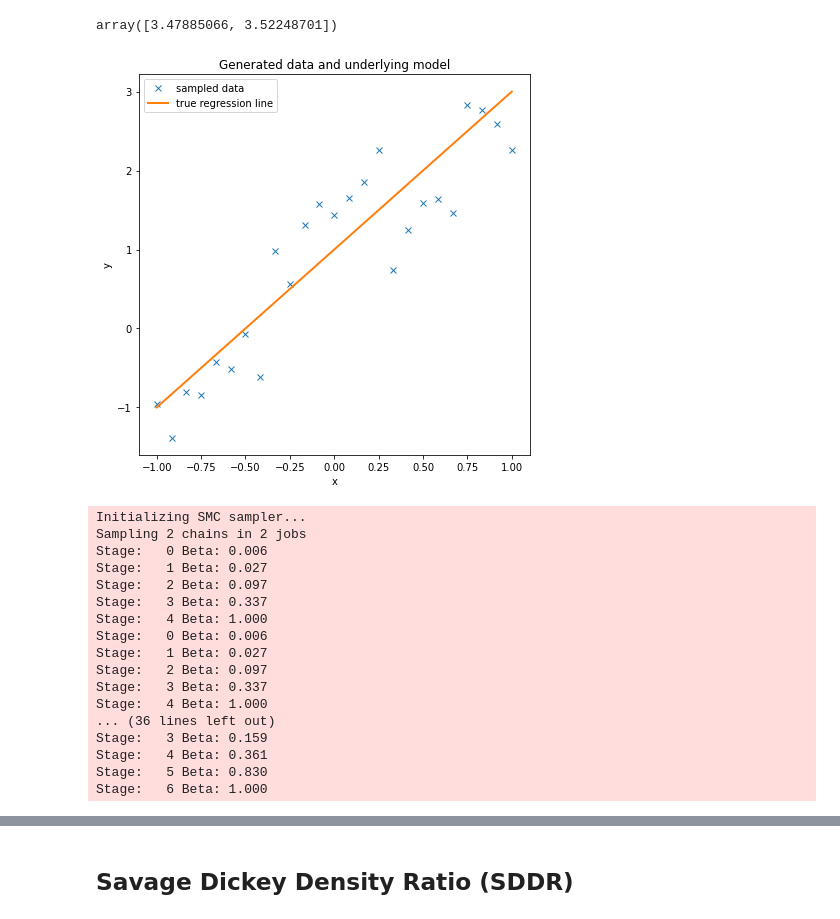
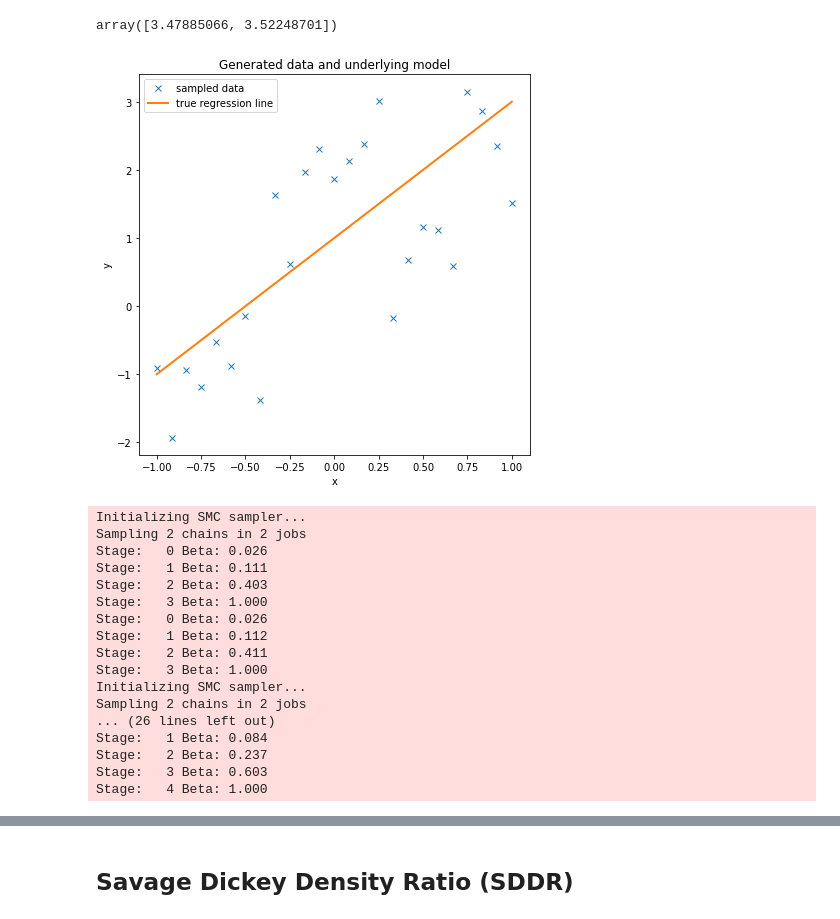
Before and after one commit to dschuechter/physics760_schuechter_krause, a Jupyter notebook: final_project/Code/Bayesian_model_selection_Testing.ipynb, the cells around one changed output, grey strips where cells are left out. Saved outputs shown, nothing was run; the diff lists cells and outputs as text; code cells hidden in the pictures.

```diff
--- a/final_project/Code/Bayesian_model_selection_Testing.ipynb
+++ b/final_project/Code/Bayesian_model_selection_Testing.ipynb
@@ -54,24 +54,24 @@ array([3.47885066, 3.52248701])
 # %%
 size = 25 #no of datapoints
 true_intercept = 1
 true_slope = 2
 #true_sq=2
-sigma=1/2 #noise
+sigma=1 #noise
 
 x = np.linspace(-1, 1, size)
 # y = a + b*x
 true_regression_line = true_intercept + true_slope * x#+2*x**2
 # add noise
 y = true_regression_line + np.random.normal(scale=sigma, size=size)
 
 data = dict(x=x, y=y)
 fig = plt.figure(figsize=(7, 7))
 ax = fig.add_subplot(111, xlabel="x", ylabel="y", title="Generated data and underlying model")
 ax.plot(x, y, "x", label="sampled data")
 ax.plot(x, true_regression_line, label="true regression line", lw=2.0)
 plt.legend(loc=0);
 # %% [output]
-[figure, old version]
+[figure, new version]
 # %%
 sampleSize = 1000 #no. of samples that will be drawn from the posterior
 prior_sigma = 2
@@ -125,21 +125,21 @@ with pm.Model() as cub_model:
 # %% [output]
 Initializing SMC sampler...
 Sampling 2 chains in 2 jobs
-Stage:   0 Beta: 0.006
-Stage:   1 Beta: 0.027
-Stage:   2 Beta: 0.097
-Stage:   3 Beta: 0.337
+Stage:   0 Beta: 0.026
+Stage:   1 Beta: 0.111
+Stage:   2 Beta: 0.403
+Stage:   3 Beta: 1.000
+Stage:   0 Beta: 0.026
+Stage:   1 Beta: 0.112
+Stage:   2 Beta: 0.411
+Stage:   3 Beta: 1.000
+Initializing SMC sampler...
+Sampling 2 chains in 2 jobs
+... (26 lines left out)
+Stage:   1 Beta: 0.084
+Stage:   2 Beta: 0.237
+Stage:   3 Beta: 0.603
 Stage:   4 Beta: 1.000
-Stage:   0 Beta: 0.006
-Stage:   1 Beta: 0.027
-Stage:   2 Beta: 0.097
-Stage:   3 Beta: 0.337
-Stage:   4 Beta: 1.000
-... (36 lines left out)
-Stage:   3 Beta: 0.159
-Stage:   4 Beta: 0.361
-Stage:   5 Beta: 0.830
-Stage:   6 Beta: 1.000
 # %%
 #plot the marginal posteriors for each sampled parameter, this is done by arviz
 with lin_model:
```
Also changed, not shown: parts of 6 cells of this notebook, 1 other file.
